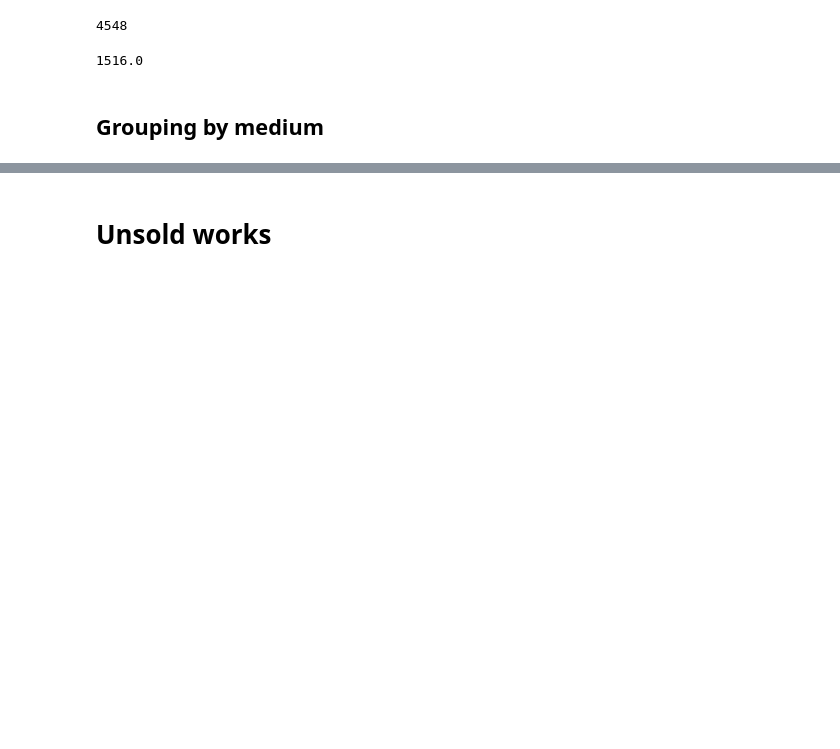
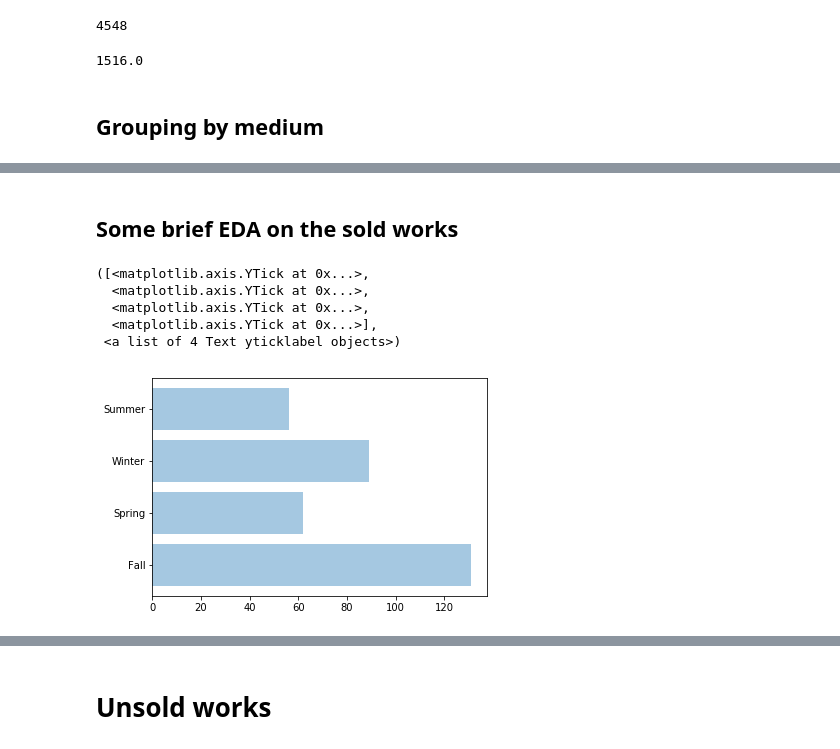
Before and after one commit to aulorbe/What-Makes-Art-Sell, a Jupyter notebook: Combingin-dfs.ipynb, the cells around one changed output, grey strips where cells are left out. Cells and saved outputs as stored; diff of their text form; code cells hidden in the pictures; blank space fills up the shorter version.

```diff
--- a/Combingin-dfs.ipynb
+++ b/Combingin-dfs.ipynb
@@ -529,0 +484,30 @@ sold_works_mapping_df
+# %%
+sold_works_mapping_df['Media']
+
+# works on paper = paper, print, ink
+# paintings = oil, paint, panel, acrylic, canvas, encaustic
+# photos = photograph, pigment print
+
+media = []
+
+for i in sold_works_mapping_df['Media']:
+    if "paper" in i:
+        media.append('Work on paper')
+    elif "print" in i:
+        media.append('Work on paper')
+    elif "oil" in i:
+        media.append('Painting')
+    elif "acrylic" in i:
+        media.append('Painting')
+    elif "canvas" in i:
+        media.append('Painting')
+    elif "photograph" in i:
+        media.append('Photograph')
+    elif "pigment print" in i:
+        media.append('Photograph')
+    else:
+        media.append('Other')
+# %%
+sold_works_mapping_df['Media'] = sold_works_mapping_df['Media'].apply(str)
+# %%
+sold_works_mapping_df['Umbrella Medium'] = media
@@ -529,0 +528,21 @@ sold_works_mapping_df
+# %% [markdown]
+## Some brief EDA on the sold works
+# %%
+import matplotlib.pyplot as plt
+from collections import Counter
+
+counter = Counter(sold_works_mapping_df['Season Sold'])
+
+keys = counter.keys()
+y_pos = np.arange(len(keys))
+performance = [counter[k] for k in keys]
+
+plt.barh(y_pos, performance, align='center', alpha=0.4)
+plt.yticks(y_pos, keys)
+# %% [output]
+([<matplotlib.axis.YTick at 0x...>,
+  <matplotlib.axis.YTick at 0x...>,
+  <matplotlib.axis.YTick at 0x...>,
+  <matplotlib.axis.YTick at 0x...>],
+ <a list of 4 Text yticklabel objects>)
+[figure, added]
```
Also changed, not shown: parts of 8 cells of this notebook, 1 other file.
